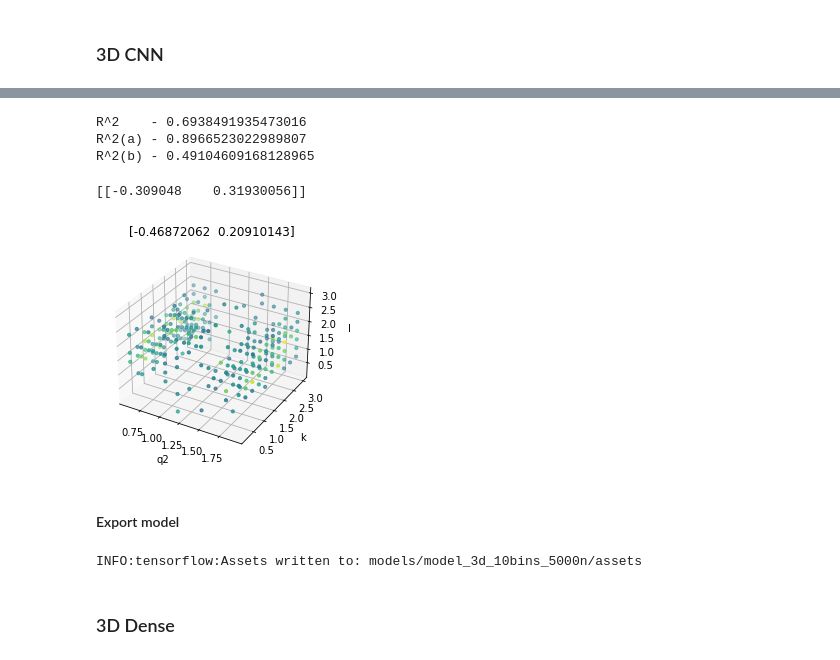
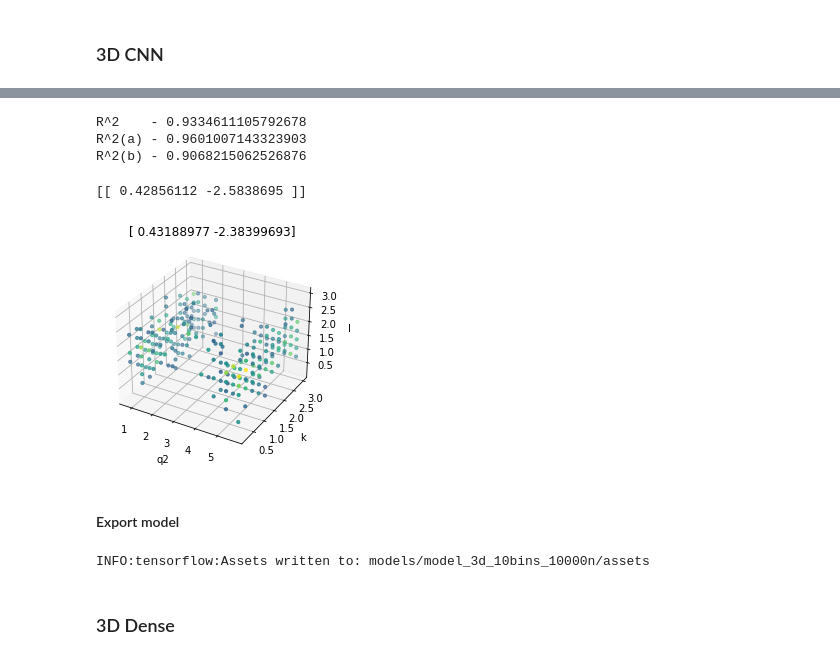
Before and after one commit to oskberg/new-physics, a Jupyter notebook: toy_data/wilson_regression/binned_regression.ipynb, the cells around one changed output, grey strips where cells are left out. Saved outputs shown, nothing was run; the diff lists cells and outputs as text; code cells hidden in the pictures.

```diff
--- a/toy_data/wilson_regression/binned_regression.ipynb
+++ b/toy_data/wilson_regression/binned_regression.ipynb
@@ -15,7 +15,8 @@ from sklearn.model_selection import train_test_split
 # infile_dataset = open(f'data/low_q_binned_weights_1000.pkl', 'rb')
 # infile_dataset = open(f'data/low_q_binned_weights_1000_new_samples.pkl', 'rb')
 # infile_dataset = open(f'data/dataset_1_19_20_local.pkl', 'rb')
-infile_dataset = open(f'data/low_q_binned_weights_big_interp.pkl', 'rb')
+# infile_dataset = open(f'data/low_q_binned_weights_big_interp.pkl', 'rb')
+infile_dataset = open(f'data/binned_interp_10000n_10000points_10bins_.pkl', 'rb')
 
 dataset_1 = pickle.load(infile_dataset)
 infile_dataset.close()
@@ -35,7 +36,7 @@ X_test = X_test.reshape(X_test.shape[0], X_test.shape[1],X_test.shape[2], X_test
 # %%
 n_bins = 10
 bin_edges_ql = [
-    np.linspace(0.5, 2, n_bins+1),           # q2
+    np.linspace(0.5, 6, n_bins+1),           # q2
     np.linspace(0, np.pi, n_bins+1),         # l
 ]
 bin_edges_kl = [
@@ -43,7 +44,7 @@ bin_edges_kl = [
     np.linspace(0, np.pi, n_bins+1),         # l
 ]
 bin_edges_qkl = [
-    np.linspace(0.5, 2, n_bins+1),           # q2
+    np.linspace(0.5, 6, n_bins+1),           # q2
     np.linspace(0, np.pi, n_bins+1),         # k
     np.linspace(0, np.pi, n_bins+1),         # l
 ]
@@ -108,7 +109,7 @@ history = model_3d.fit(
     y_train,
     # batch_size=10,
     epochs=10,
-    # validation_data=(x_test, y_test)
+    validation_data=(X_test, y_test)
 )
 # %% [output]
 Epoch 1/10
@@ -138,33 +139,33 @@ print(f'R^2    - {r2_score(pred, y_test)}')
 print(f'R^2(a) - {r2_score(pred[:,0], y_test[:,0])}')
 print(f'R^2(b) - {r2_score(pred[:,1], y_test[:,1])}')
 # %% [output]
-R^2    - 0.6938491935473016
-R^2(a) - 0.8966523022989807
-R^2(b) - 0.49104609168128965
+R^2    - 0.9334611105792678
+R^2(a) - 0.9601007143323903
+R^2(b) - 0.9068215062526876
 # %%
 fig = plt.figure()
 ax = fig.add_subplot(projection='3d')
 
-iii = 3
+iii = 100
 ex_grid = X_test[iii].reshape(10,10,10)
 
 print(model_3d.predict(np.array([X_test[iii]])))
 
 ax.scatter(x, y, z, c = ex_grid, s=np.where(ex_grid > 10e-2, 10, 0))
 ax.set_xlabel('q2')
 ax.set_ylabel('k')
 ax.set_zlabel('l')
 ax.set_title(y_test[iii])
 fig.show()
 # %% [output]
-[[-0.309048    0.31930056]]
+[[ 0.42856112 -2.5838695 ]]
-[figure, old version]
+[figure, new version]
 # %% [markdown]
 #### Export model
 # %%
-model_3d.save('models/model_3d_10bins_5000n')
+model_3d.save('models/model_3d_10bins_10000n')
 # %% [output]
-INFO:tensorflow:Assets written to: models/model_3d_10bins_5000n/assets
+INFO:tensorflow:Assets written to: models/model_3d_10bins_10000n/assets
 # %% [markdown]
 ### 3D Dense
 # %%
```
Also changed, not shown: parts of 18 cells of this notebook, 3 other files.
